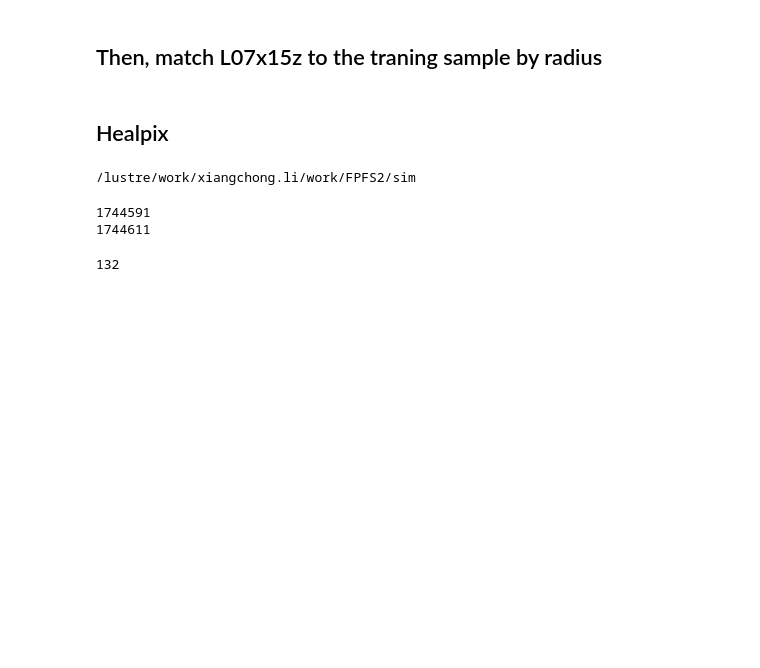
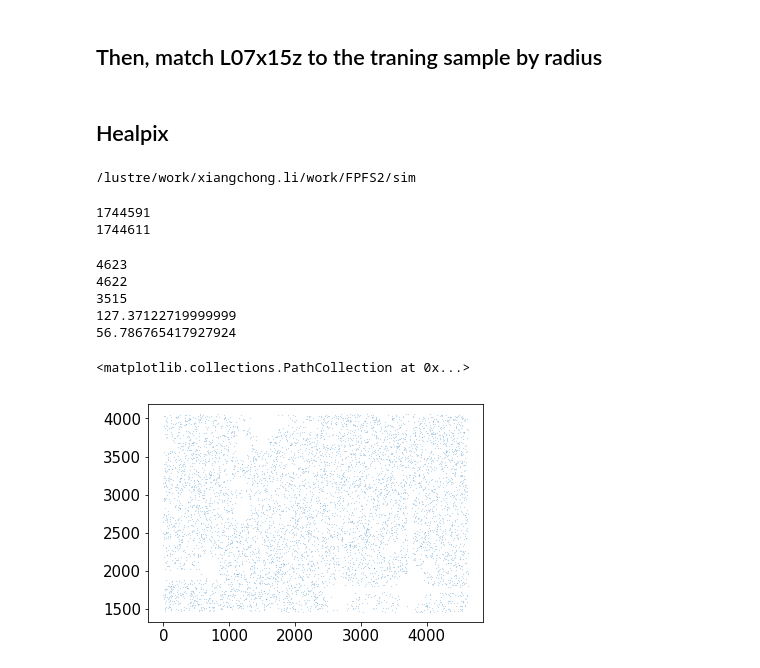
Before and after one commit to mr-superonion/FPFS, a Jupyter notebook: notebook/sim/3_1_2-beyondTrain252.ipynb, the cells around one changed output. Cells and saved outputs as stored; diff of their text form; code cells hidden in the pictures; blank space fills up the shorter version.

```diff
--- a/notebook/sim/3_1_2-beyondTrain252.ipynb
+++ b/notebook/sim/3_1_2-beyondTrain252.ipynb
@@ -175,7 +176,3 @@ for pixId in hscimgUtil.cosmoHSThpix:
 # %% [output]
 1744591
 1744611
-# %%
-len(hscimgUtil.cosmoHSThpix)
-# %% [output]
-132
@@ -181,0 +181,31 @@ len(hscimgUtil.cosmoHSThpix)
+# %%
+pix_scale=  0.168/3600.
+pixId=1743742
+cosmo252 =  hscimgUtil.cosmoHSTGal('252')
+cosmo252E=  hscimgUtil.cosmoHSTGal('252E')
+
+info    =   cosmo252.hpInfo[cosmo252.hpInfo['pix']==pixId]
+nx      =   int(info['dra']/pix_scale)
+ny      =   int(info['ddec']/pix_scale)
+
+cat_tmp1=   cosmo252.readHpixSample(pixId)
+cat_tmp2=   cosmo252E.readHpixSample(pixId)
+hstcat  =   rfn.stack_arrays([cat_tmp1,cat_tmp2],usemask=False,autoconvert=True)
+# %%
+print(hstcat['xI'].max())
+print(hstcat['xI'].max()-hstcat['xI'].min())
+print(hstcat['yI'].max()-hstcat['yI'].min())
+area=(hstcat['yI'].max()-hstcat['yI'].min())*(hstcat['xI'].max()-hstcat['xI'].min())*(0.168/60.)**2.
+print(area)
+print(len(hstcat)/area)
+# %% [output]
+4623
+4622
+3515
+127.37122719999999
+56.786765417927924
+# %%
+plt.scatter(cat_tmp2['xI'],cat_tmp2['yI'],s=0.01)
+# %% [output]
+<matplotlib.collections.PathCollection at 0x...>
+[figure, added]
```
Also changed, not shown: parts of 5 cells of this notebook, 7 other files.
